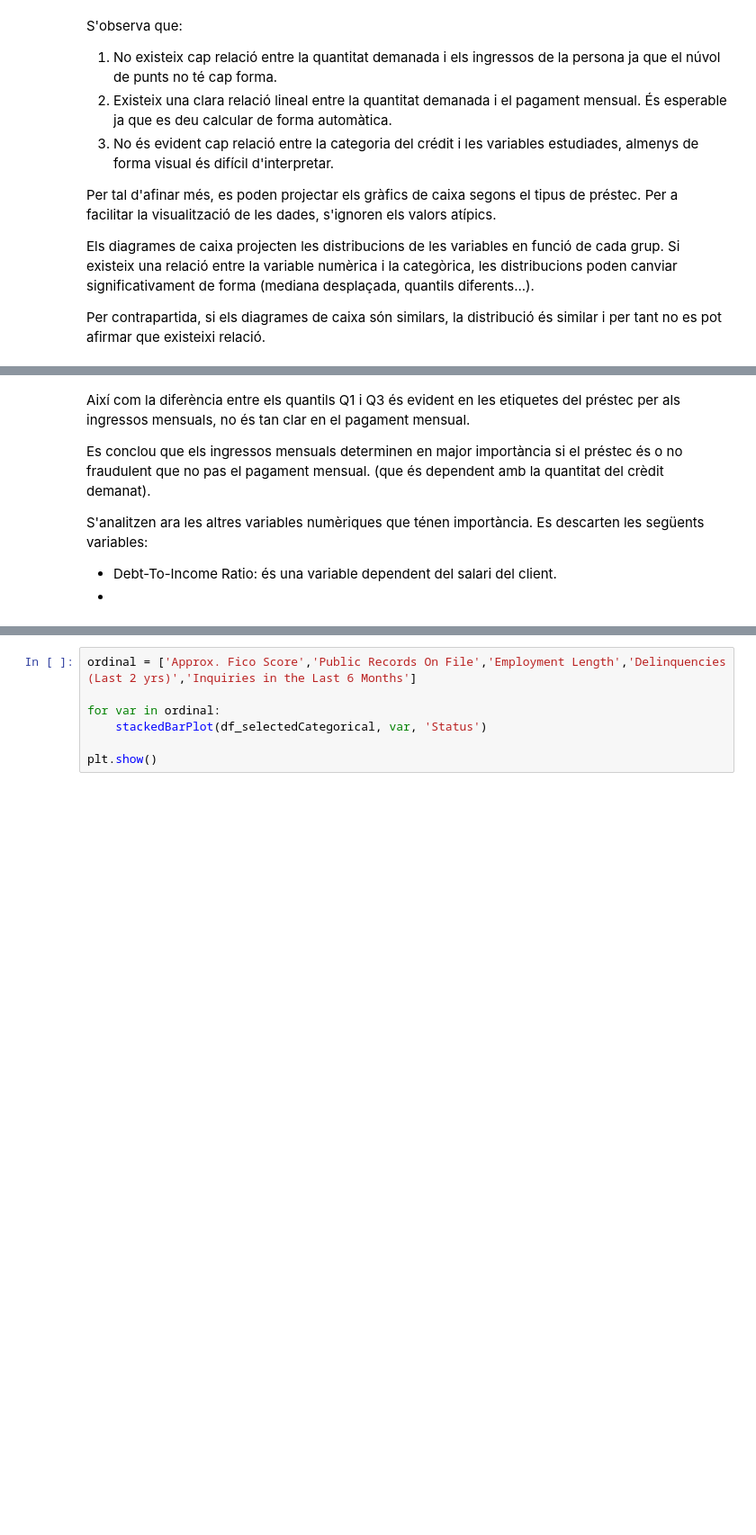
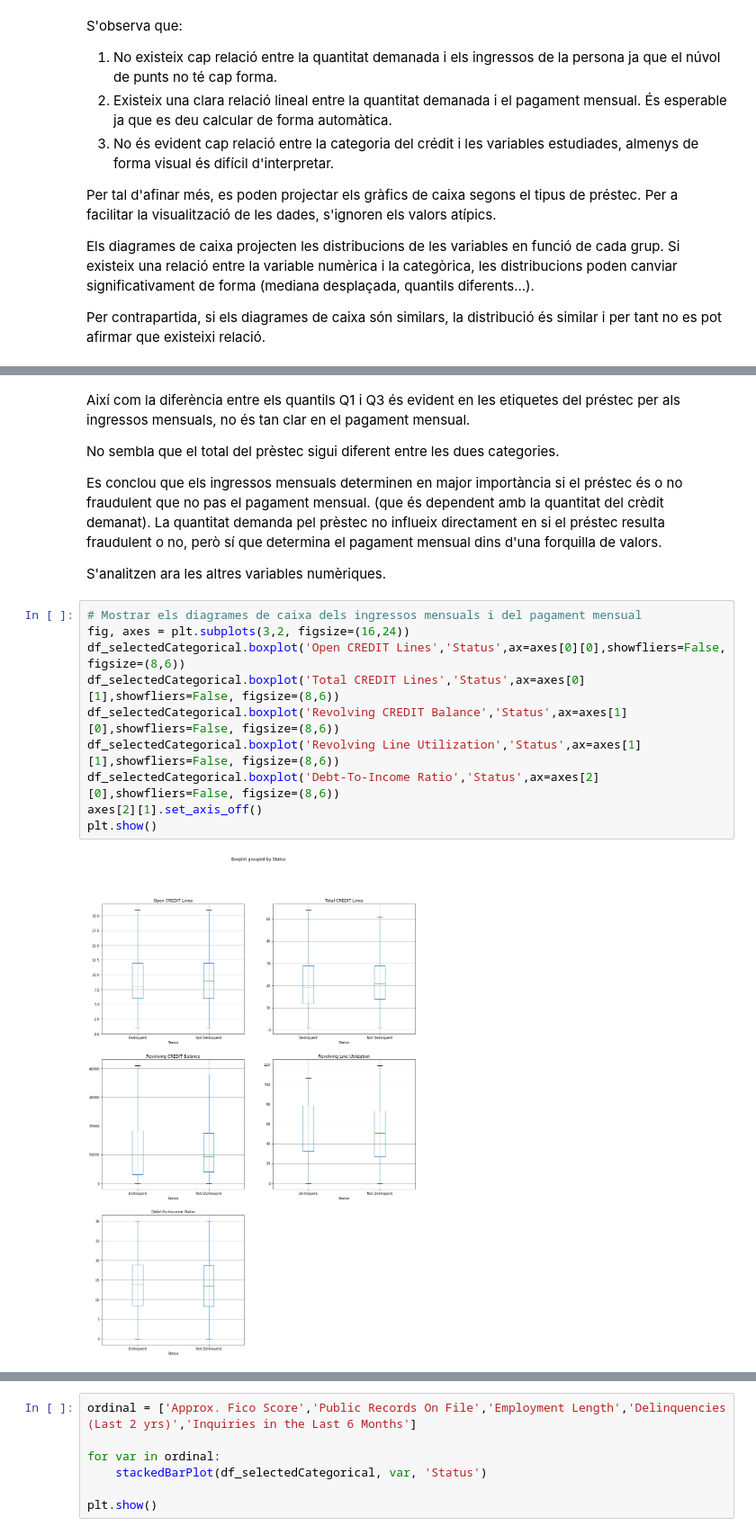
Before and after one commit to Jolicost/Loan-data-analysis, a Jupyter notebook: M2.951_20201_Pràctica2_LoanStatsDataset.ipynb, the cells around one changed output, grey strips where cells are left out. Shown at 90% size. Saved outputs shown, nothing was run; the diff lists cells and outputs as text; blank space fills up the shorter version.

```diff
--- a/M2.951_20201_Pràctica2_LoanStatsDataset.ipynb
+++ b/M2.951_20201_Pràctica2_LoanStatsDataset.ipynb
@@ -313,9 +318,20 @@ plt.show()
 # %% [markdown]
 Així com la diferència entre els quantils Q1 i Q3 és evident en les etiquetes del préstec per als ingressos mensuals, no és tan clar en el pagament mensual.
 
-Es conclou que els ingressos mensuals determinen en major importància si el préstec és o no fraudulent que no pas el pagament mensual. (que és dependent amb la quantitat del crèdit demanat).
+No sembla que el total del prèstec sigui diferent entre les dues categories.
 
-S'analitzen ara les altres variables numèriques que ténen importància. Es descarten les següents variables:
+Es conclou que els ingressos mensuals determinen en major importància si el préstec és o no fraudulent que no pas el pagament mensual. (que és dependent amb la quantitat del crèdit demanat). La quantitat demanda pel prèstec no influeix directament en si el préstec resulta fraudulent o no, però sí que determina el pagament mensual dins d'una forquilla de valors.
 
-* Debt-To-Income Ratio: és una variable dependent del salari del client.
-*
+S'analitzen ara les altres variables numèriques.
+# %%
+# Mostrar els diagrames de caixa dels ingressos mensuals i del pagament mensual
+fig, axes = plt.subplots(3,2, figsize=(16,24))
+df_selectedCategorical.boxplot('Open CREDIT Lines','Status',ax=axes[0][0],showfliers=False, figsize=(8,6))
+df_selectedCategorical.boxplot('Total CREDIT Lines','Status',ax=axes[0][1],showfliers=False, figsize=(8,6))
+df_selectedCategorical.boxplot('Revolving CREDIT Balance','Status',ax=axes[1][0],showfliers=False, figsize=(8,6))
+df_selectedCategorical.boxplot('Revolving Line Utilization','Status',ax=axes[1][1],showfliers=False, figsize=(8,6))
+df_selectedCategorical.boxplot('Debt-To-Income Ratio','Status',ax=axes[2][0],showfliers=False, figsize=(8,6))
+axes[2][1].set_axis_off()
+plt.show()
+# %% [output]
+[figure, added]
```
Also changed, not shown: parts of 50 cells of this notebook.
